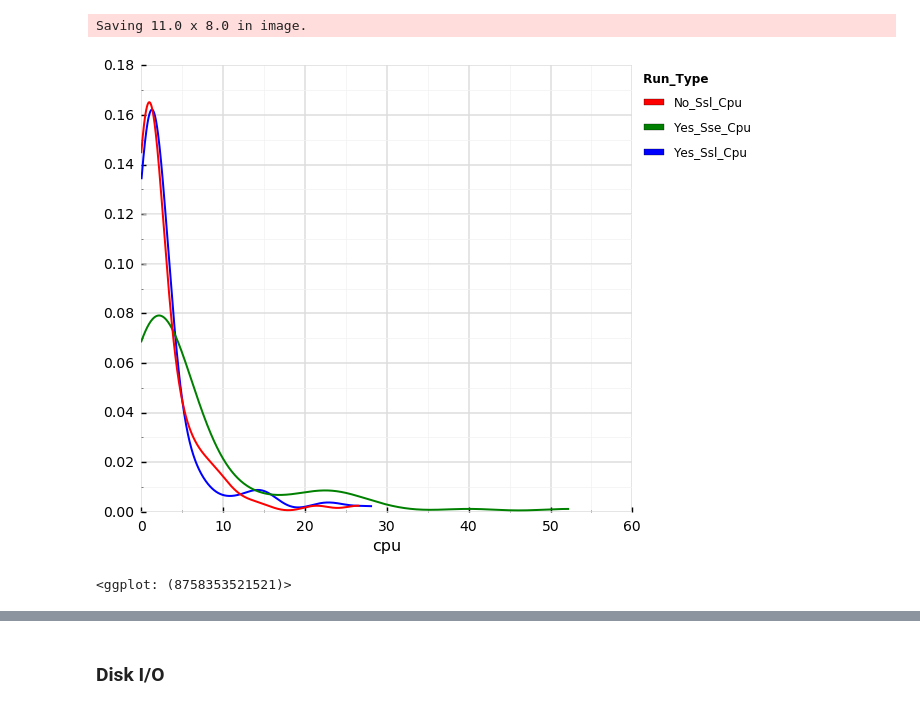
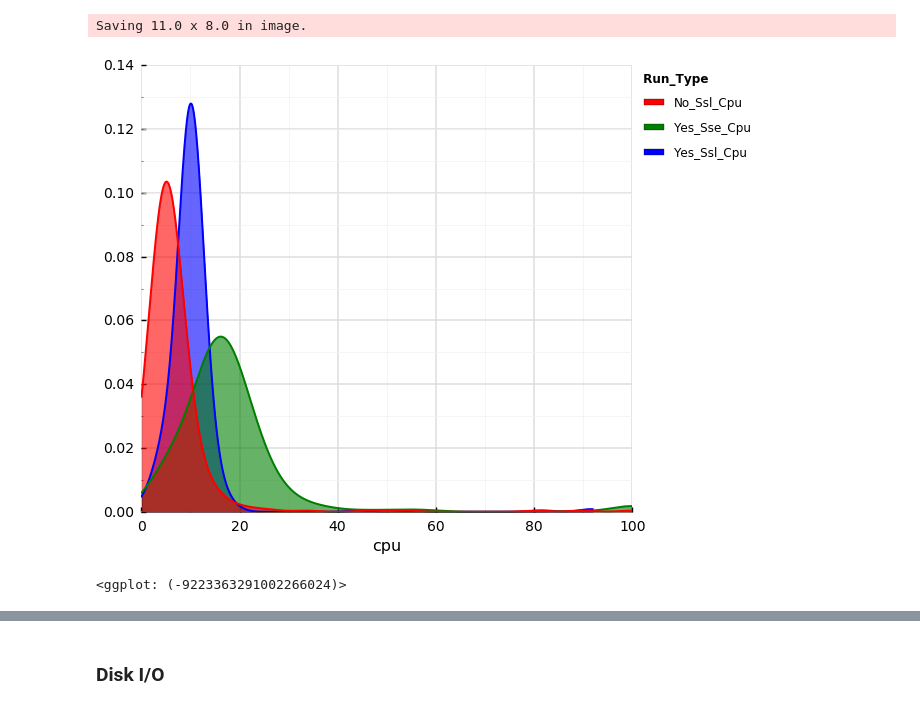
Before and after one commit to philipsoutham/aws-encryption-performance, a Jupyter notebook: To crypto, or not to crypto...-Copy1.ipynb, the cells around one changed output, grey strips where cells are left out. Drawn from its saved outputs; the diff is of its cells as text; code cells hidden in the pictures.

Commit message:
consistent alpha settings

```diff
--- a/To crypto, or not to crypto...-Copy1.ipynb
+++ b/To crypto, or not to crypto...-Copy1.ipynb
@@ -173,10 +173,6 @@ df = pd.melt(reduce(lambda x,y: pd.merge(x.loc[0:95,], y.loc[0:95,], on=["t","ru
              value_name="cpu",
              var_name="run_type",
 )
-# %%
-dff =  pd.groupby(df, by=["t","run_type"], exclusions=["run"]).aggregate(np.mean)
-data=pd.melt(dff.T, value_name="cpu")
-#data[data.run_type == "yes_ssl_cpu"].head(100)
 # %%
 p = ggplot(aes(x='t', y='cpu', color='run_type', fill='run_type'), data=df)
 s = p +\
@@ -194,10 +190,10 @@ Saving 11.0 x 8.0 in image.
 # %%
-s = ggplot(aes(x='cpu',  color='run_type'), data=df) +\
-    geom_density(alpha=.5, size=2)+scale_color_manual(values=["red", "green", "blue"])+\
+s = ggplot(aes(x='cpu', fill="run_type", color='run_type'), data=data) +\
+    geom_density(alpha=.6, size=2)+scale_color_manual(values=["red", "green", "blue"])+\
     theme_seaborn(context='talk',style="whitegrid")
-ggsave("/tmp/single-network-cpu-2.png",s,dpi=96)
+ggsave("/tmp/single-network-cpu-3.png",s,dpi=96)
 s
 # %% [output]
 Saving 11.0 x 8.0 in image.
-[figure, old version]
+[figure, new version]
-<ggplot: (8758353521521)>
+<ggplot: (-9223363291002266024)>
```
Also changed, not shown: parts of 12 cells of this notebook.
